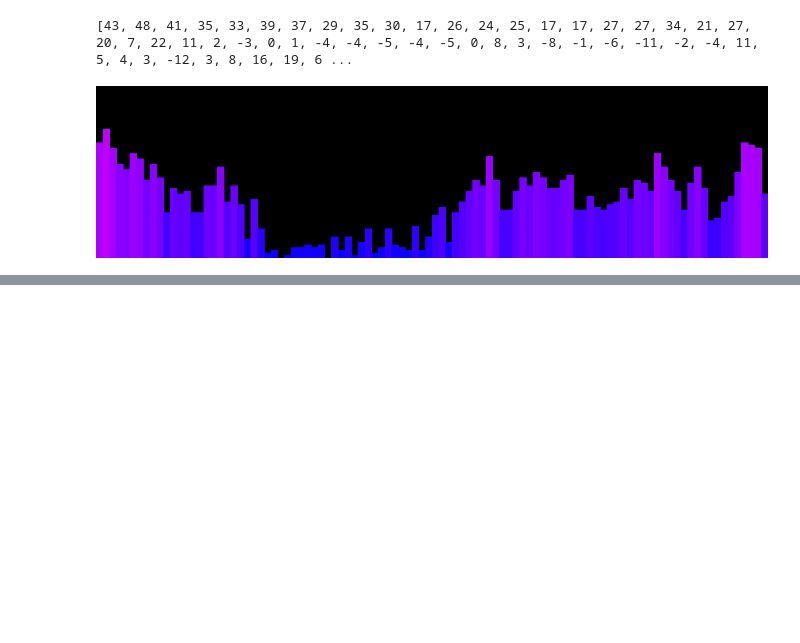
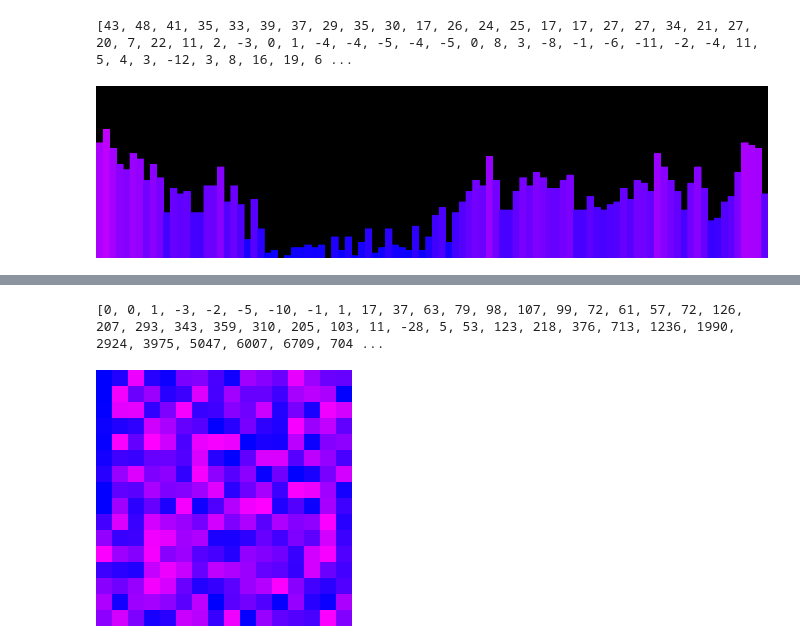
Before and after one commit to The2018/Music_AI, a Jupyter notebook: WAV_visualization.ipynb, the cells around one changed output, grey strips where cells are left out. Saved outputs shown, nothing was run; the diff lists cells and outputs as text; code cells hidden in the pictures; blank space fills up the shorter version.

```diff
--- a/WAV_visualization.ipynb
+++ b/WAV_visualization.ipynb
@@ -123,0 +190,22 @@ display(img)
+# %%
+rgb_ls = [data_to_rgb(x) for x in ls]
+color_arr = [(x, 0, 255) for x in rgb_ls]
+
+w, h = 256, 256
+img = Image.new("RGB", (w, h))
+
+for i in range(16):
+    for j in range(16):
+        img1 = ImageDraw.Draw(img)
+        coor = [(i*16, j*16), (i*16+16, j*16+16)]
+
+        index = i * 16 + j
+#         print(coor)
+        img1.rectangle(coor, fill = color_arr[index])
+
+
+print(ls[:100])
+display(img)
+# %% [output]
+[0, 0, 1, -3, -2, -5, -10, -1, 1, 17, 37, 63, 79, 98, 107, 99, 72, 61, 57, 72, 126, 207, 293, 343, 359, 310, 205, 103, 11, -28, 5, 53, 123, 218, 376, 713, 1236, 1990, 2924, 3975, 5047, 6007, 6709, 704 ...
+[figure, added]
```
Also changed, not shown: parts of 5 cells of this notebook.
